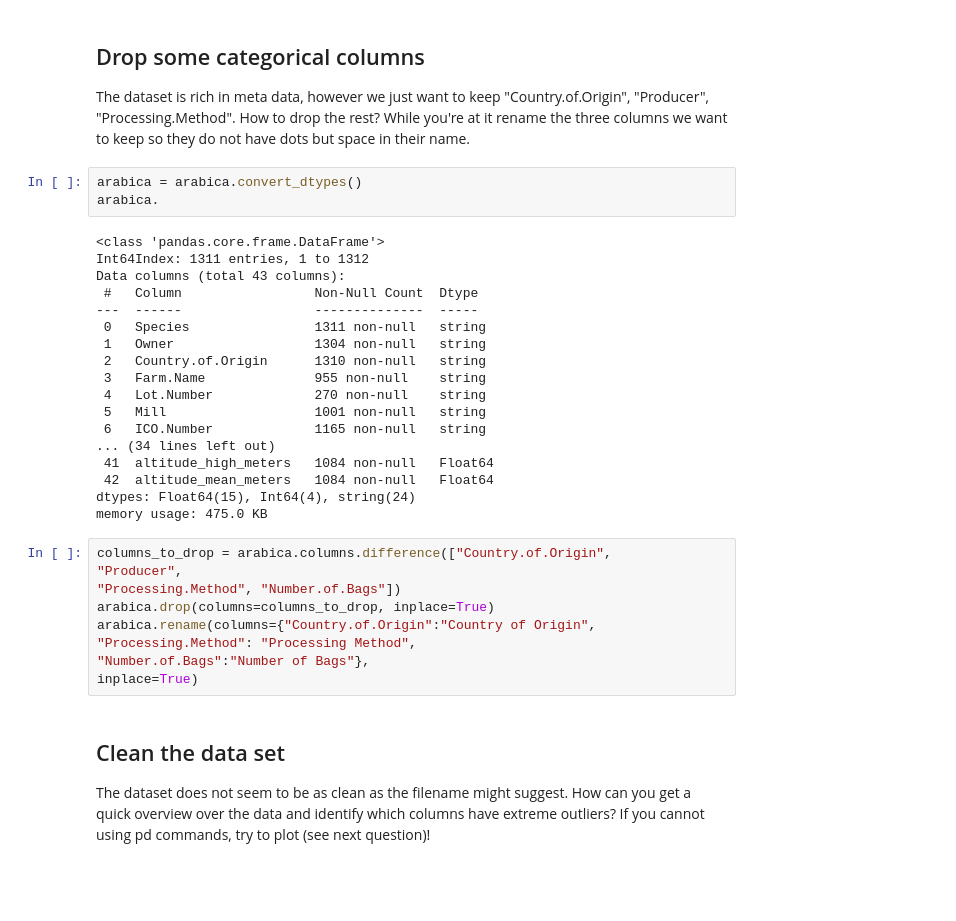
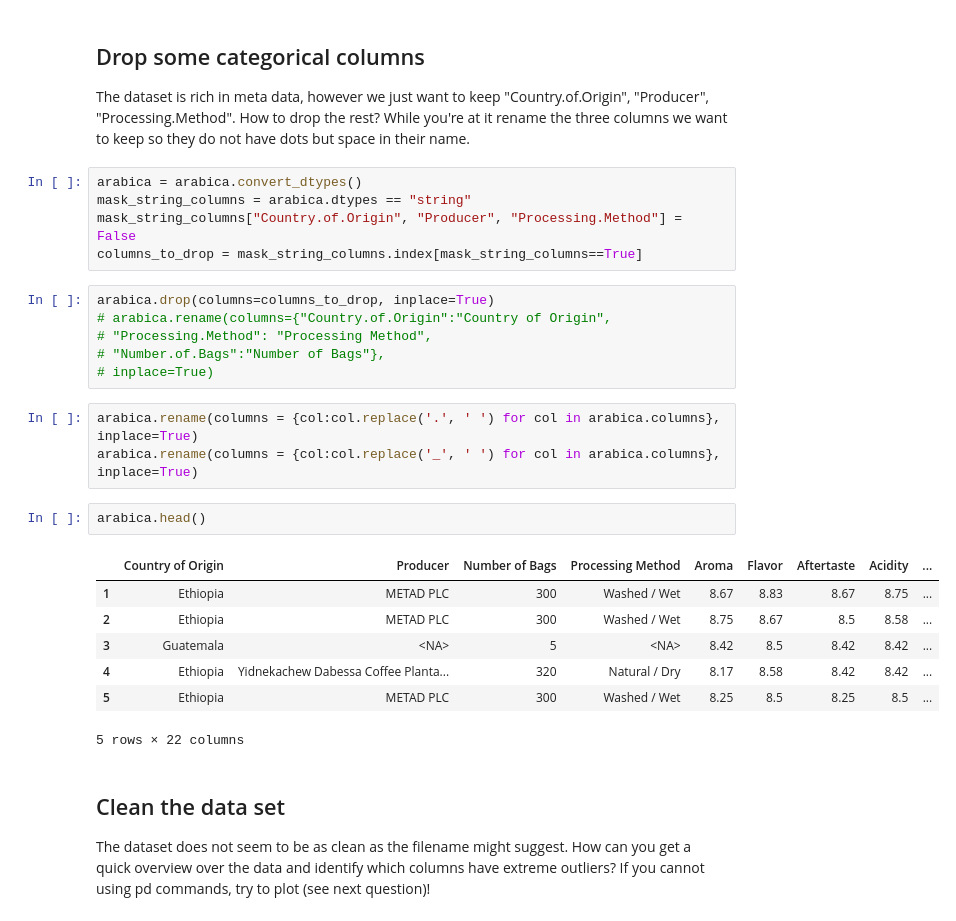
Before and after one commit to zyzllik/advanced_python_2021-22_HD, a Jupyter notebook: exercises/day6/homework_06.ipynb, the cells around one changed output. Drawn from its saved outputs; the diff is of its cells as text; blank space fills up the shorter version.

```diff
--- a/exercises/day6/homework_06.ipynb
+++ b/exercises/day6/homework_06.ipynb
@@ -49,34 +42,28 @@ The dataset is rich in meta data, however we just want to keep "Country.of.Origi
 While you're at it rename the three columns we want to keep so they do not have dots but space in their name.
 # %%
 arabica = arabica.convert_dtypes()
-arabica.
+mask_string_columns = arabica.dtypes == "string"
+mask_string_columns["Country.of.Origin", "Producer", "Processing.Method"] = False
+columns_to_drop = mask_string_columns.index[mask_string_columns==True]
-# %% [output]
-<class 'pandas.core.frame.DataFrame'>
-Int64Index: 1311 entries, 1 to 1312
-Data columns (total 43 columns):
- #   Column                 Non-Null Count  Dtype
----  ------                 --------------  -----
- 0   Species                1311 non-null   string
- 1   Owner                  1304 non-null   string
- 2   Country.of.Origin      1310 non-null   string
- 3   Farm.Name              955 non-null    string
- 4   Lot.Number             270 non-null    string
- 5   Mill                   1001 non-null   string
- 6   ICO.Number             1165 non-null   string
-... (34 lines left out)
- 41  altitude_high_meters   1084 non-null   Float64
- 42  altitude_mean_meters   1084 non-null   Float64
-dtypes: Float64(15), Int64(4), string(24)
-memory usage: 475.0 KB
 # %%
-columns_to_drop = arabica.columns.difference(["Country.of.Origin",
-"Producer",
-"Processing.Method", "Number.of.Bags"])
 arabica.drop(columns=columns_to_drop, inplace=True)
-arabica.rename(columns={"Country.of.Origin":"Country of Origin",
-"Processing.Method": "Processing Method",
-"Number.of.Bags":"Number of Bags"},
-inplace=True)
+# arabica.rename(columns={"Country.of.Origin":"Country of Origin",
+# "Processing.Method": "Processing Method",
+# "Number.of.Bags":"Number of Bags"},
+# inplace=True)
+# %%
+arabica.rename(columns = {col:col.replace('.', ' ') for col in arabica.columns}, inplace=True)
+arabica.rename(columns = {col:col.replace('_', ' ') for col in arabica.columns}, inplace=True)
+# %%
+arabica.head()
+# %% [output]
+|  | Country of Origin | Producer | Number of Bags | Processing Method | Aroma | Flavor | Aftertaste | Acidity | ... |
+| 1 | Ethiopia | METAD PLC | 300 | Washed / Wet | 8.67 | 8.83 | 8.67 | 8.75 | ... |
+| 2 | Ethiopia | METAD PLC | 300 | Washed / Wet | 8.75 | 8.67 | 8.5 | 8.58 | ... |
+| 3 | Guatemala | <NA> | 5 | <NA> | 8.42 | 8.5 | 8.42 | 8.42 | ... |
+| 4 | Ethiopia | Yidnekachew Dabessa Coffee Planta... | 320 | Natural / Dry | 8.17 | 8.58 | 8.42 | 8.42 | ... |
+| 5 | Ethiopia | METAD PLC | 300 | Washed / Wet | 8.25 | 8.5 | 8.25 | 8.5 | ... |
+5 rows × 22 columns
 # %% [markdown]
 ## Clean the data set
 The dataset does not seem to be as clean as the filename might suggest. How can you get a quick overview over the data and identify which columns have extreme outliers? If you cannot using pd commands, try to plot (see next question)!
```
Also changed, not shown: parts of 11 cells of this notebook, 1 other file.
